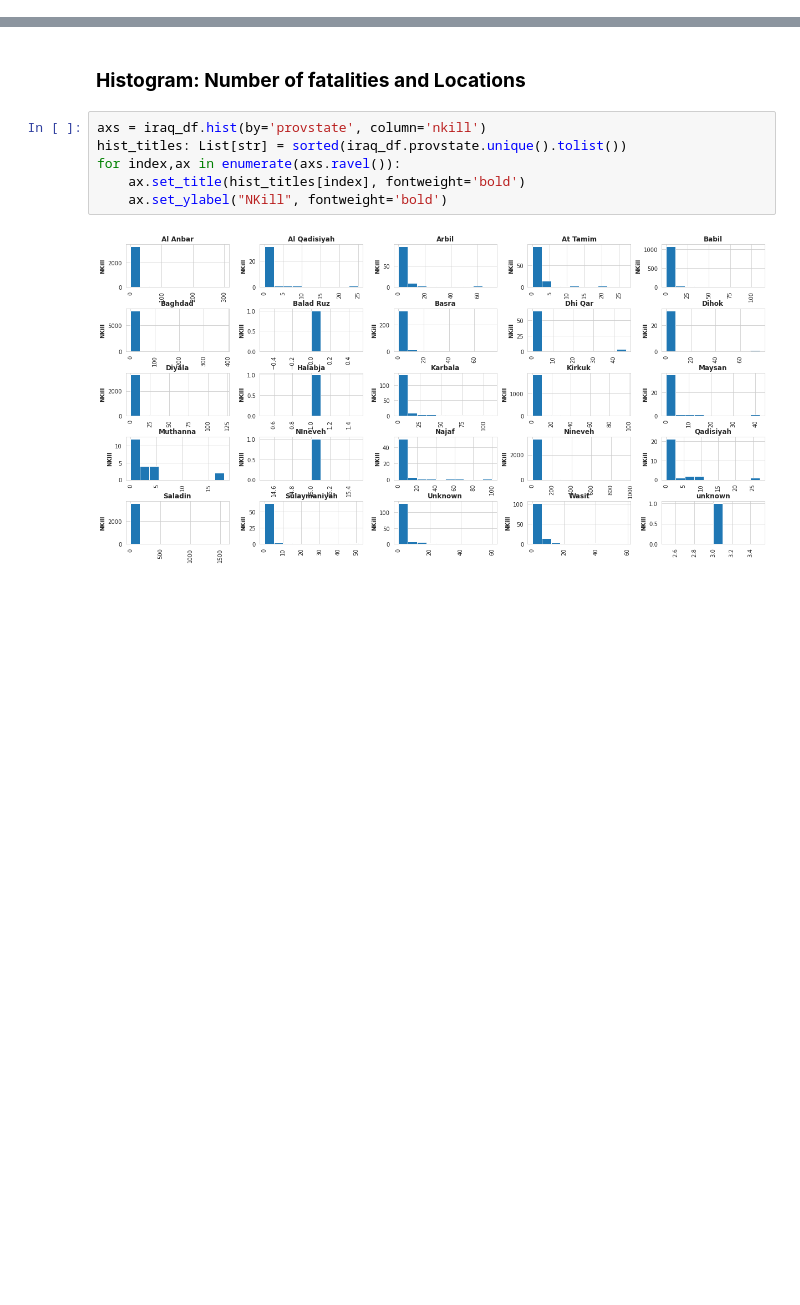
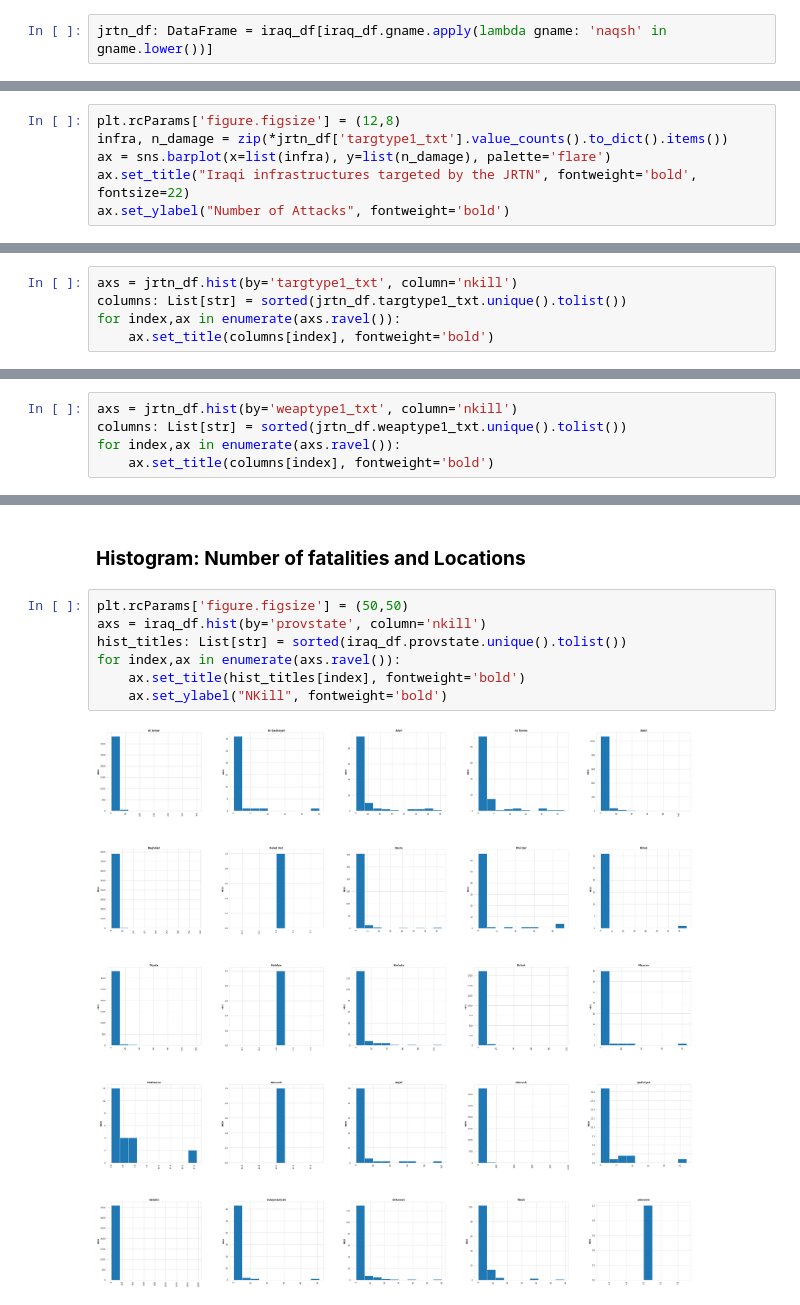
Before and after one commit to ratmadjads/DSC680, a Jupyter notebook: notebooks/DSC680_MileStoneThree_AtmadjaRio.ipynb, the cells around one changed output, grey strips where cells are left out. Saved outputs shown, nothing was run; the diff lists cells and outputs as text; blank space fills up the shorter version.

Commit message:
DSC-33: Add JRTN and AAI EDA

```diff
--- a/notebooks/DSC680_MileStoneThree_AtmadjaRio.ipynb
+++ b/notebooks/DSC680_MileStoneThree_AtmadjaRio.ipynb
@@ -576,0 +703,2 @@ pd.DataFrame(pkk_df.query("property == 1")['propextent_txt'].dropna().value_coun
+# %%
+jrtn_df: DataFrame = iraq_df[iraq_df.gname.apply(lambda gname: 'naqsh' in gname.lower())]
@@ -576,0 +707,6 @@ pd.DataFrame(pkk_df.query("property == 1")['propextent_txt'].dropna().value_coun
+# %%
+plt.rcParams['figure.figsize'] = (12,8)
+infra, n_damage = zip(*jrtn_df['targtype1_txt'].value_counts().to_dict().items())
+ax = sns.barplot(x=list(infra), y=list(n_damage), palette='flare')
+ax.set_title("Iraqi infrastructures targeted by the JRTN", fontweight='bold', fontsize=22)
+ax.set_ylabel("Number of Attacks", fontweight='bold')
@@ -576,0 +718,5 @@ pd.DataFrame(pkk_df.query("property == 1")['propextent_txt'].dropna().value_coun
+# %%
+axs = jrtn_df.hist(by='targtype1_txt', column='nkill')
+columns: List[str] = sorted(jrtn_df.targtype1_txt.unique().tolist())
+for index,ax in enumerate(axs.ravel()):
+    ax.set_title(columns[index], fontweight='bold')
@@ -576,0 +750,5 @@ pd.DataFrame(pkk_df.query("property == 1")['propextent_txt'].dropna().value_coun
+# %%
+axs = jrtn_df.hist(by='weaptype1_txt', column='nkill')
+columns: List[str] = sorted(jrtn_df.weaptype1_txt.unique().tolist())
+for index,ax in enumerate(axs.ravel()):
+    ax.set_title(columns[index], fontweight='bold')
@@ -751,10 +971,11 @@ for index,ax in enumerate(axs.ravel()):
 # %% [markdown]
 ### **Histogram: Number of fatalities and Locations**
 # %%
+plt.rcParams['figure.figsize'] = (50,50)
 axs = iraq_df.hist(by='provstate', column='nkill')
 hist_titles: List[str] = sorted(iraq_df.provstate.unique().tolist())
 for index,ax in enumerate(axs.ravel()):
     ax.set_title(hist_titles[index], fontweight='bold')
     ax.set_ylabel("NKill", fontweight='bold')
 # %% [output]
-[figure, old version]
+[figure, new version]
```
Also changed, not shown: parts of 29 cells of this notebook.
